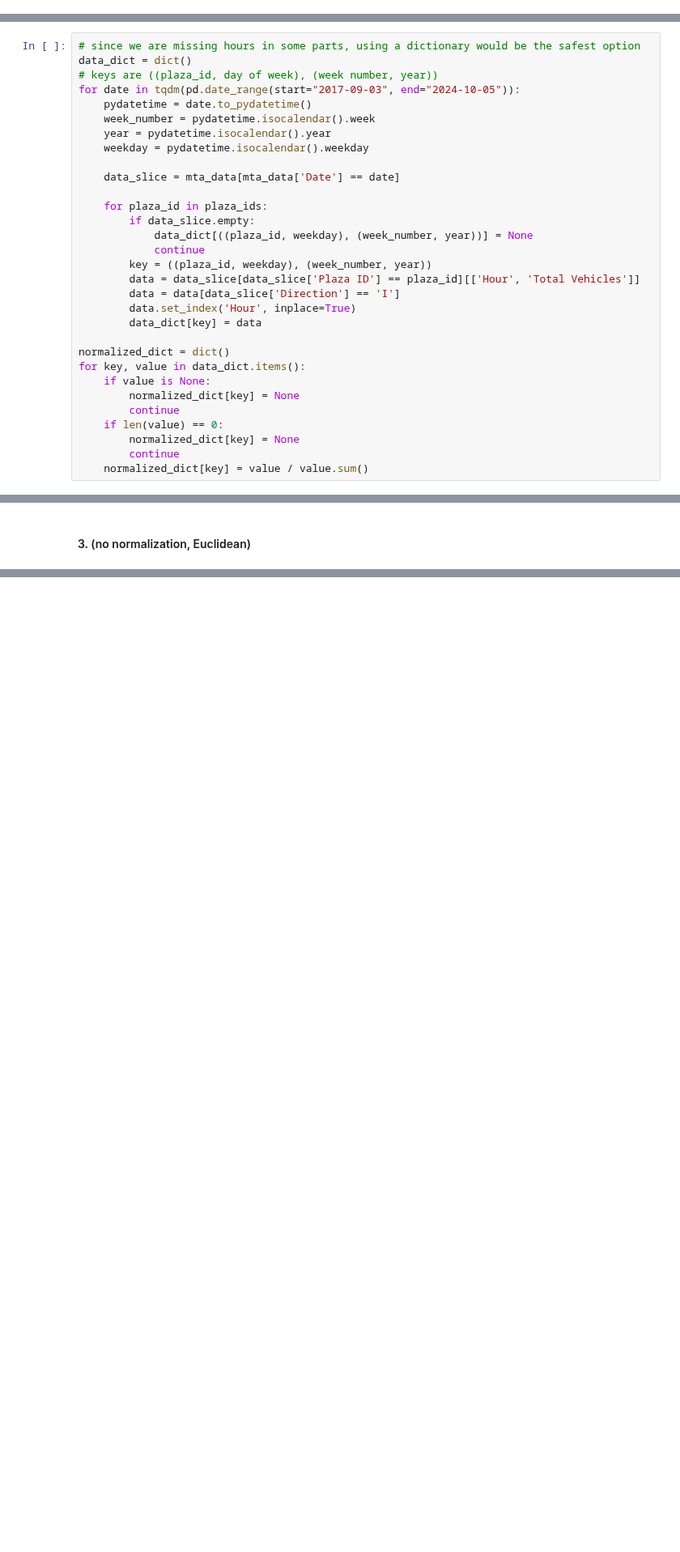
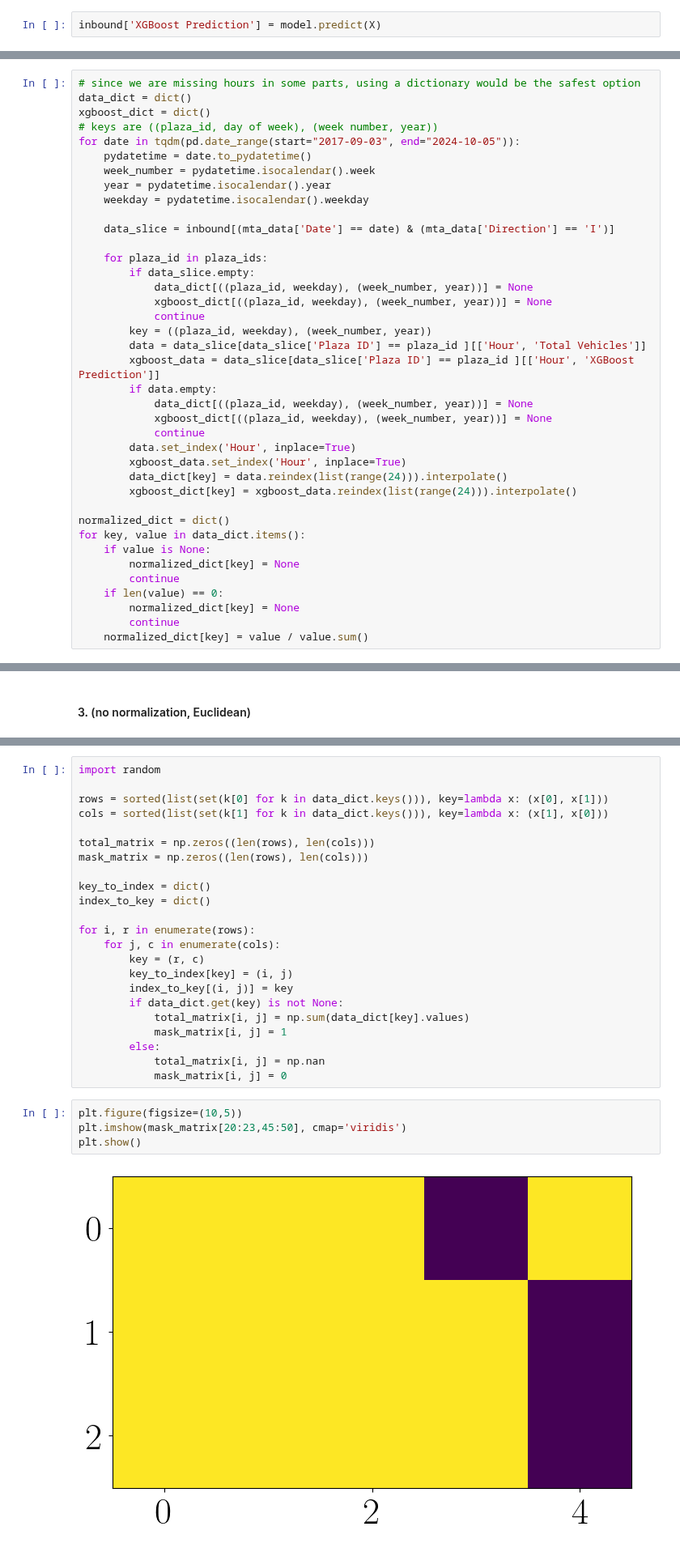
Before and after one commit to jacobf18/Dist-NN, a Jupyter notebook: mta_data.ipynb, the cells around one changed output, grey strips where cells are left out. Shown at 81% size. Drawn from its saved outputs; the diff is of its cells as text; blank space fills up the shorter version.

```diff
--- a/mta_data.ipynb
+++ b/mta_data.ipynb
@@ -73,0 +110,2 @@ groupby_date = mta_data.groupby('Date').count()
+# %%
+inbound['XGBoost Prediction'] = model.predict(X)
@@ -74,6 +128,7 @@ groupby_date = mta_data.groupby('Date').count()
 # %%
 # since we are missing hours in some parts, using a dictionary would be the safest option
 data_dict = dict()
+xgboost_dict = dict()
 # keys are ((plaza_id, day of week), (week number, year))
 for date in tqdm(pd.date_range(start="2017-09-03", end="2024-10-05")):
     pydatetime = date.to_pydatetime()
@@ -81,17 +136,24 @@ for date in tqdm(pd.date_range(start="2017-09-03", end="2024-10-05")):
     year = pydatetime.isocalendar().year
     weekday = pydatetime.isocalendar().weekday
 
-    data_slice = mta_data[mta_data['Date'] == date]
+    data_slice = inbound[(mta_data['Date'] == date) & (mta_data['Direction'] == 'I')]
 
     for plaza_id in plaza_ids:
         if data_slice.empty:
             data_dict[((plaza_id, weekday), (week_number, year))] = None
+            xgboost_dict[((plaza_id, weekday), (week_number, year))] = None
             continue
         key = ((plaza_id, weekday), (week_number, year))
-        data = data_slice[data_slice['Plaza ID'] == plaza_id][['Hour', 'Total Vehicles']]
-        data = data[data_slice['Direction'] == 'I']
+        data = data_slice[data_slice['Plaza ID'] == plaza_id ][['Hour', 'Total Vehicles']]
+        xgboost_data = data_slice[data_slice['Plaza ID'] == plaza_id ][['Hour', 'XGBoost Prediction']]
+        if data.empty:
+            data_dict[((plaza_id, weekday), (week_number, year))] = None
+            xgboost_dict[((plaza_id, weekday), (week_number, year))] = None
+            continue
         data.set_index('Hour', inplace=True)
-        data_dict[key] = data
+        xgboost_data.set_index('Hour', inplace=True)
+        data_dict[key] = data.reindex(list(range(24))).interpolate()
+        xgboost_dict[key] = xgboost_data.reindex(list(range(24))).interpolate()
 
 normalized_dict = dict()
 for key, value in data_dict.items():
@@ -358,0 +515,29 @@ Number of neighbors (including self): 42
+# %%
+import random
+
+rows = sorted(list(set(k[0] for k in data_dict.keys())), key=lambda x: (x[0], x[1]))
+cols = sorted(list(set(k[1] for k in data_dict.keys())), key=lambda x: (x[1], x[0]))
+
+total_matrix = np.zeros((len(rows), len(cols)))
+mask_matrix = np.zeros((len(rows), len(cols)))
+
+key_to_index = dict()
+index_to_key = dict()
+
+for i, r in enumerate(rows):
+    for j, c in enumerate(cols):
+        key = (r, c)
+        key_to_index[key] = (i, j)
+        index_to_key[(i, j)] = key
+        if data_dict.get(key) is not None:
+            total_matrix[i, j] = np.sum(data_dict[key].values)
+            mask_matrix[i, j] = 1
+        else:
+            total_matrix[i, j] = np.nan
+            mask_matrix[i, j] = 0
+# %%
+plt.figure(figsize=(10,5))
+plt.imshow(mask_matrix[20:23,45:50], cmap='viridis')
+plt.show()
+# %% [output]
+[figure, added]
```
Also changed, not shown: parts of 44 cells of this notebook, 1 other file.
